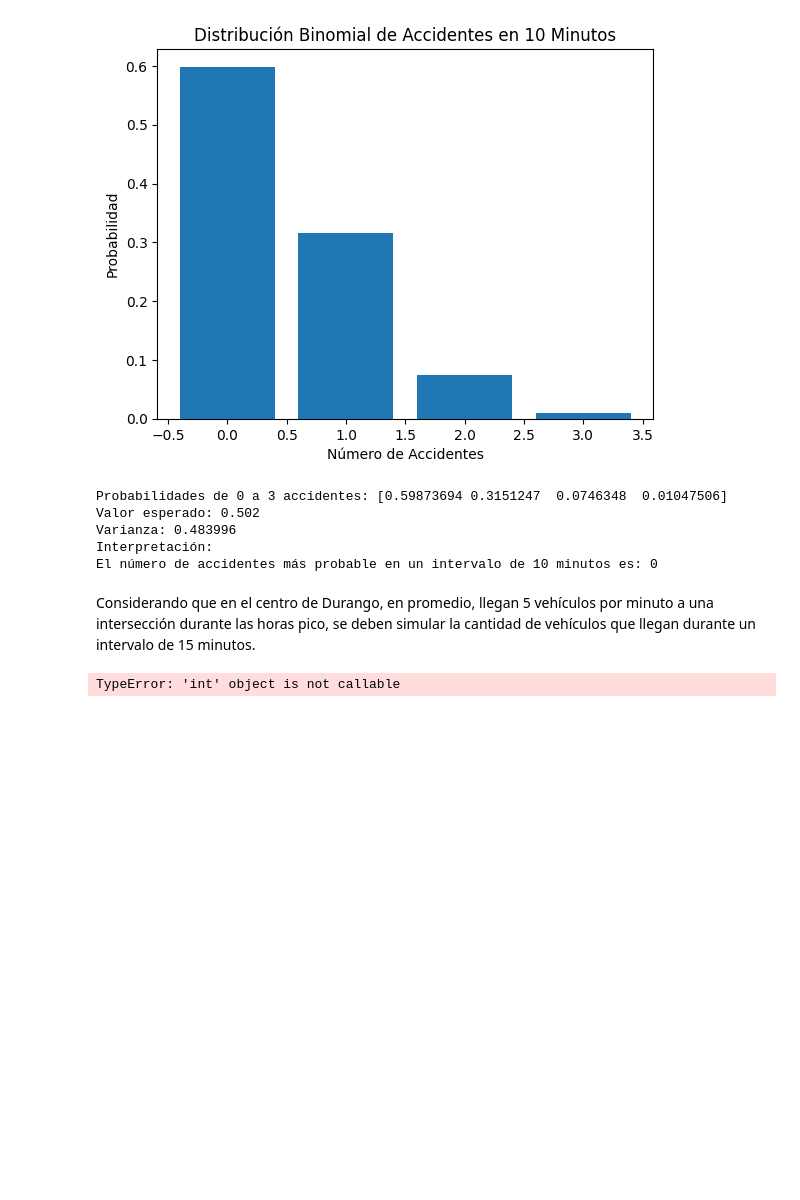
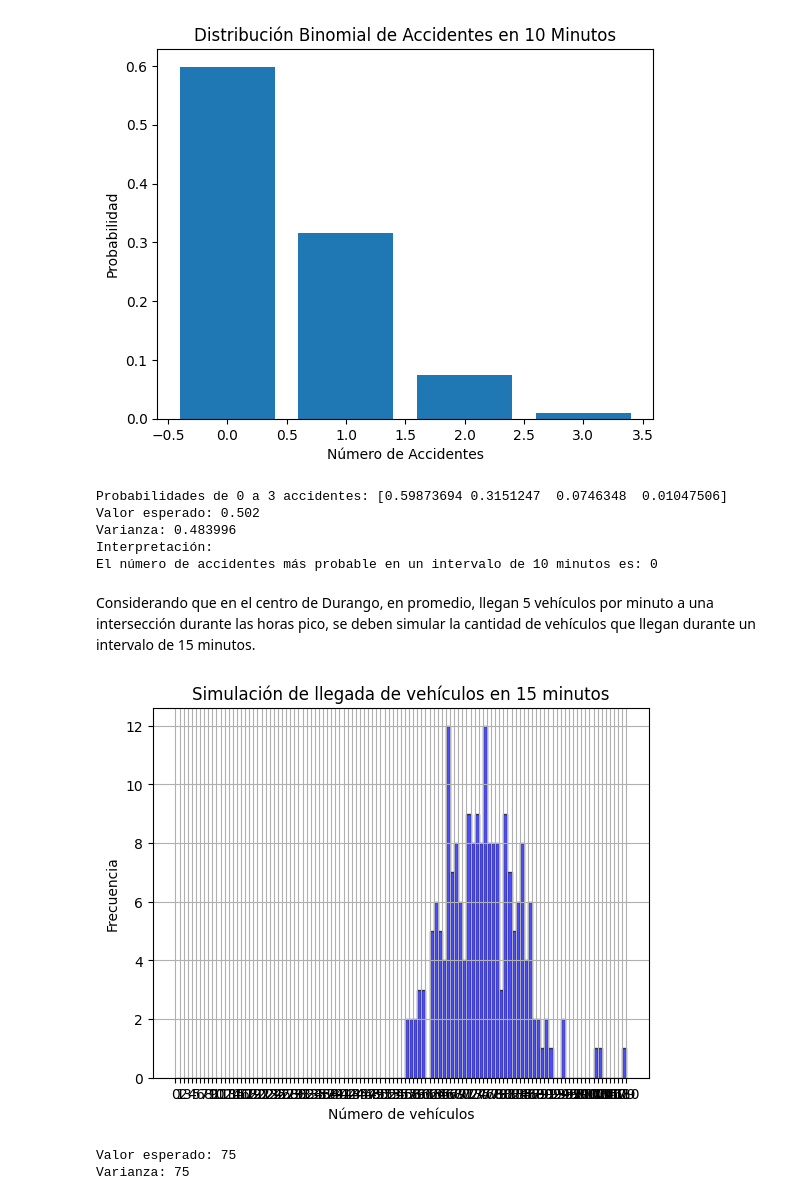
Before and after one commit to Jocelyn-Garcia4rt/Graficas_INEGI, a Jupyter notebook: DistribucionBinominalyPoisson.ipynb, the cells around one changed output. Drawn from its saved outputs; the diff is of its cells as text; code cells hidden in the pictures; blank space fills up the shorter version.

```diff
--- a/DistribucionBinominalyPoisson.ipynb
+++ b/DistribucionBinominalyPoisson.ipynb
@@ -64,29 +64,31 @@ llegan durante un intervalo de 15 minutos.
 # %%
 import numpy as np
 import matplotlib.pyplot as plt
 
 # Parámetros
 lambda_ = 5  # Tasa promedio de vehículos por minuto
 intervalo_minutos = 15
-n_simulaciones = 10  # Número de simulaciones
+n_simulaciones = 200  # Número de simulaciones
 
 # Simulación usando la distribución de Poisson
 vehiculos_llegados = np.random.poisson(lambda_ * intervalo_minutos, n_simulaciones)
 
 # Graficar los resultados
 plt.hist(vehiculos_llegados, bins=range(0, max(vehiculos_llegados) + 1), alpha=0.7, color='blue', edgecolor='black')
 plt.title('Simulación de llegada de vehículos en 15 minutos')
 plt.xlabel('Número de vehículos')
 plt.ylabel('Frecuencia')
 plt.xticks(range(0, max(vehiculos_llegados) + 1))
 plt.grid(True)
 plt.show()
 
 # Calcular el valor esperado y la varianza
 valor_esperado = lambda_ * intervalo_minutos
 varianza = lambda_ * intervalo_minutos
 
 print(f"Valor esperado: {valor_esperado}")
 print(f"Varianza: {varianza}")
 # %% [output]
+[figure, added]
-TypeError: 'int' object is not callable
+Valor esperado: 75
+Varianza: 75
```
